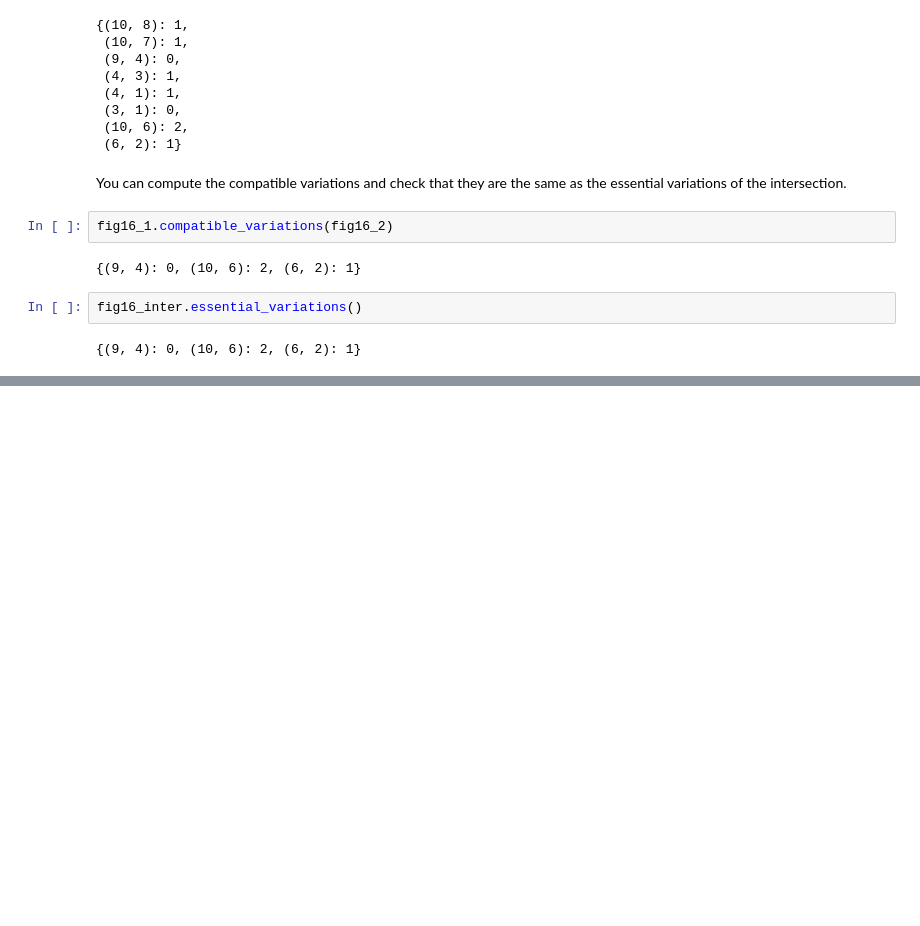
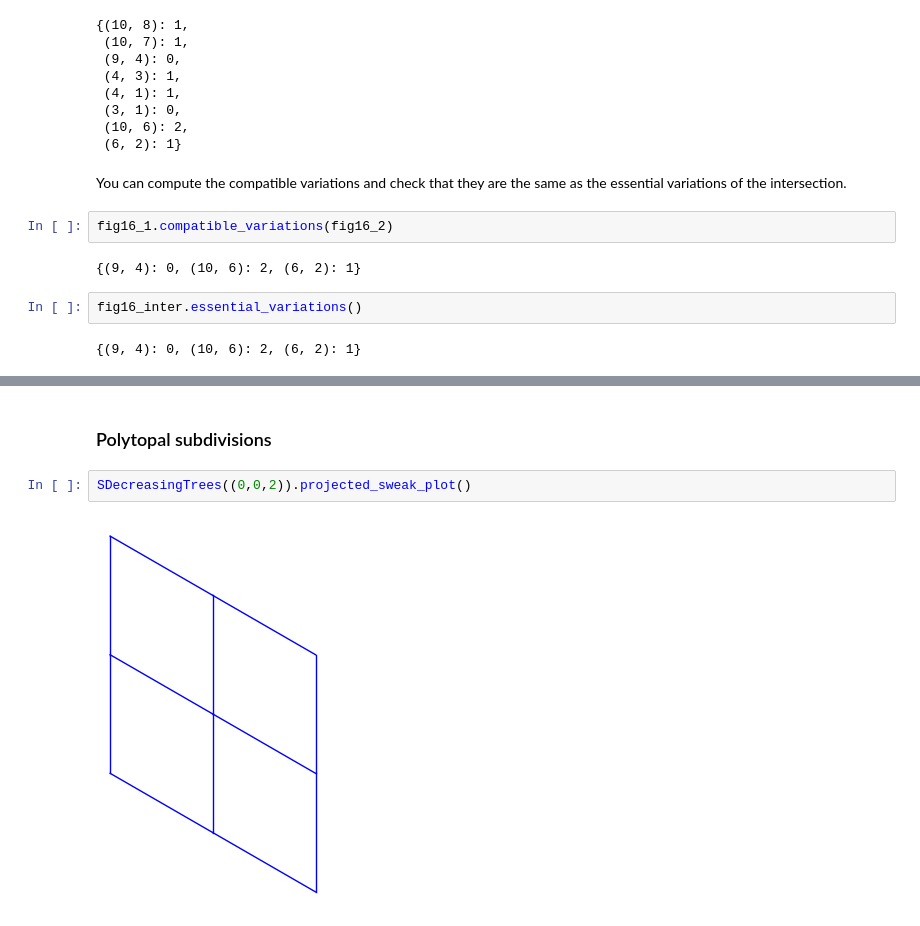
Before and after one commit to VivianePons/SWeakOrder, a Jupyter notebook: Demo_part2.ipynb, the cells around one changed output, grey strips where cells are left out. Drawn from its saved outputs; the diff is of its cells as text; blank space fills up the shorter version.

```diff
--- a/Demo_part2.ipynb
+++ b/Demo_part2.ipynb
@@ -450,0 +482,6 @@ fig16_inter.essential_variations()
+# %% [markdown]
+### Polytopal subdivisions
+# %%
+SDecreasingTrees((0,0,2)).projected_sweak_plot()
+# %% [output]
+[figure, added]
```
Also changed, not shown: parts of 18 cells of this notebook, 3 other files.
